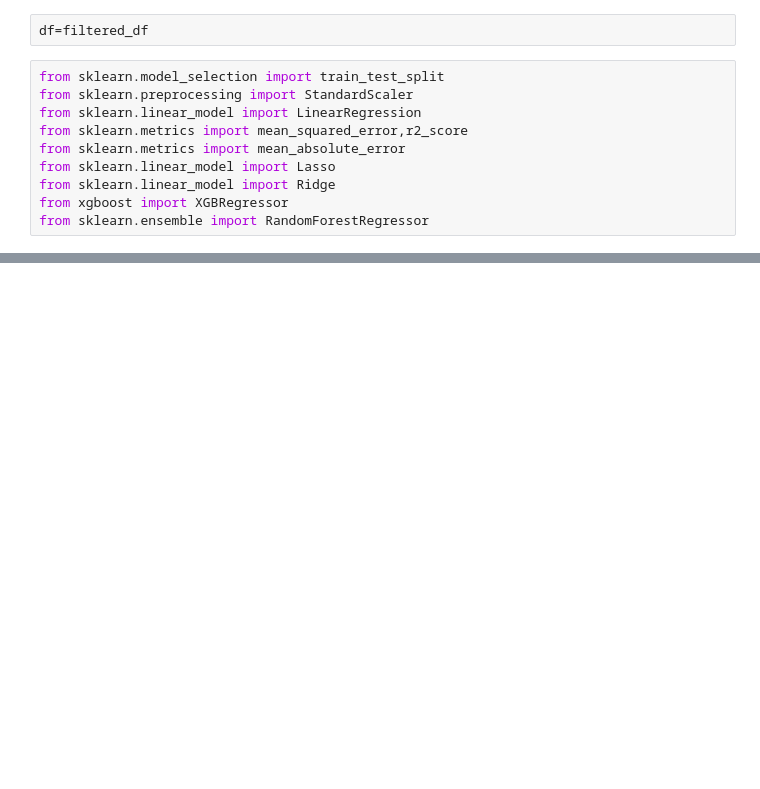
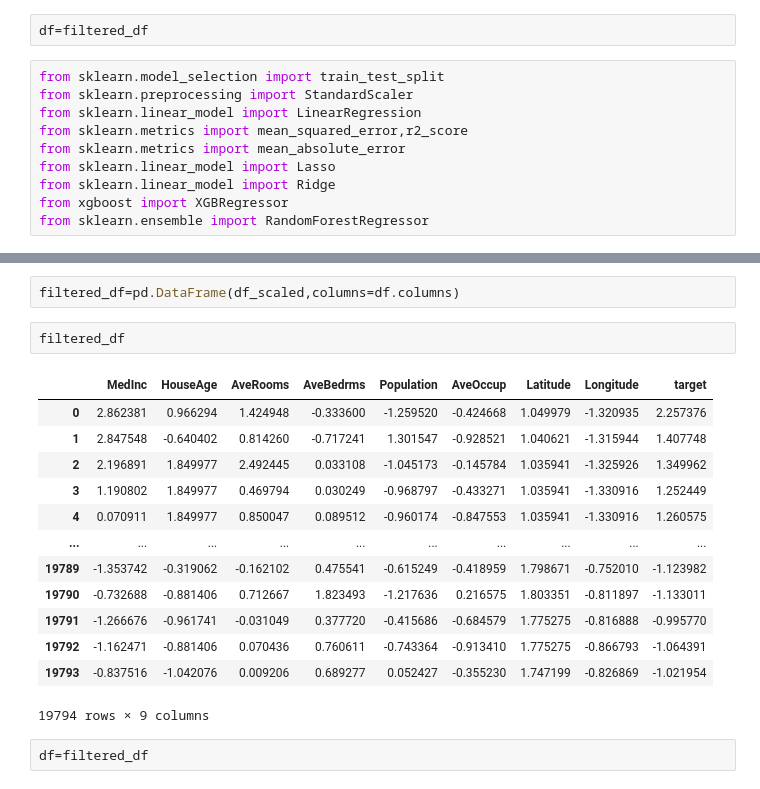
Before and after one commit to abbab23/colab, a Jupyter notebook: cali.ipynb, the cells around one changed output, grey strips where cells are left out. Drawn from its saved outputs; the diff is of its cells as text; blank space fills up the shorter version.

```diff
--- a/cali.ipynb
+++ b/cali.ipynb
@@ -131,0 +151,20 @@ from sklearn.ensemble import RandomForestRegressor
+# %%
+filtered_df=pd.DataFrame(df_scaled,columns=df.columns)
+# %%
+filtered_df
+# %% [output]
+|  | MedInc | HouseAge | AveRooms | AveBedrms | Population | AveOccup | Latitude | Longitude | target |
+| 0 | 2.862381 | 0.966294 | 1.424948 | -0.333600 | -1.259520 | -0.424668 | 1.049979 | -1.320935 | 2.257376 |
+| 1 | 2.847548 | -0.640402 | 0.814260 | -0.717241 | 1.301547 | -0.928521 | 1.040621 | -1.315944 | 1.407748 |
+| 2 | 2.196891 | 1.849977 | 2.492445 | 0.033108 | -1.045173 | -0.145784 | 1.035941 | -1.325926 | 1.349962 |
+| 3 | 1.190802 | 1.849977 | 0.469794 | 0.030249 | -0.968797 | -0.433271 | 1.035941 | -1.330916 | 1.252449 |
+| 4 | 0.070911 | 1.849977 | 0.850047 | 0.089512 | -0.960174 | -0.847553 | 1.035941 | -1.330916 | 1.260575 |
+| ... | ... | ... | ... | ... | ... | ... | ... | ... | ... |
+| 19789 | -1.353742 | -0.319062 | -0.162102 | 0.475541 | -0.615249 | -0.418959 | 1.798671 | -0.752010 | -1.123982 |
+| 19790 | -0.732688 | -0.881406 | 0.712667 | 1.823493 | -1.217636 | 0.216575 | 1.803351 | -0.811897 | -1.133011 |
+| 19791 | -1.266676 | -0.961741 | -0.031049 | 0.377720 | -0.415686 | -0.684579 | 1.775275 | -0.816888 | -0.995770 |
+| 19792 | -1.162471 | -0.881406 | 0.070436 | 0.760611 | -0.743364 | -0.913410 | 1.775275 | -0.866793 | -1.064391 |
+| 19793 | -0.837516 | -1.042076 | 0.009206 | 0.689277 | 0.052427 | -0.355230 | 1.747199 | -0.826869 | -1.021954 |
+19794 rows × 9 columns
+# %%
+df=filtered_df
```
Also changed, not shown: parts of 14 cells of this notebook.
